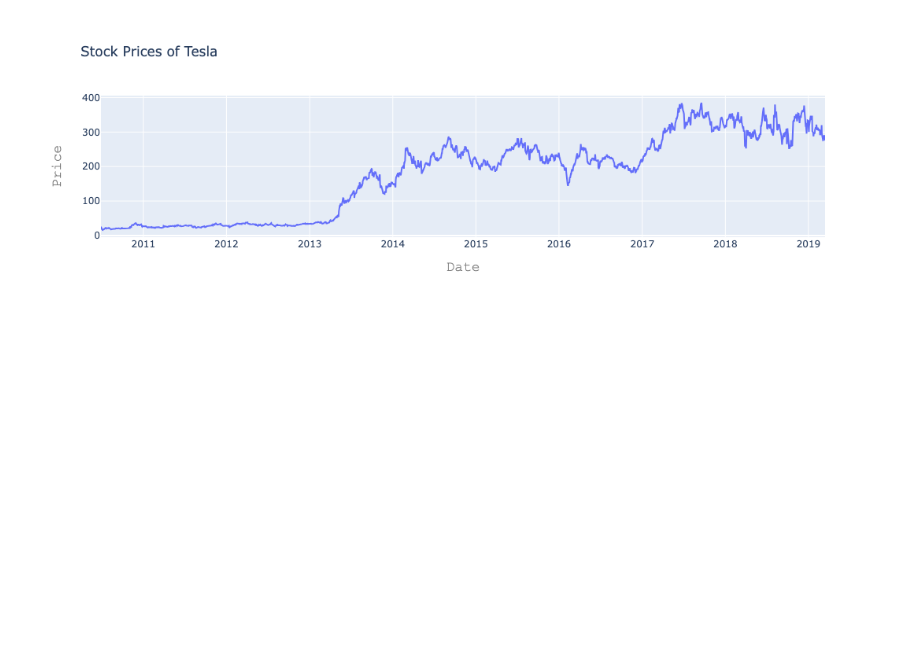
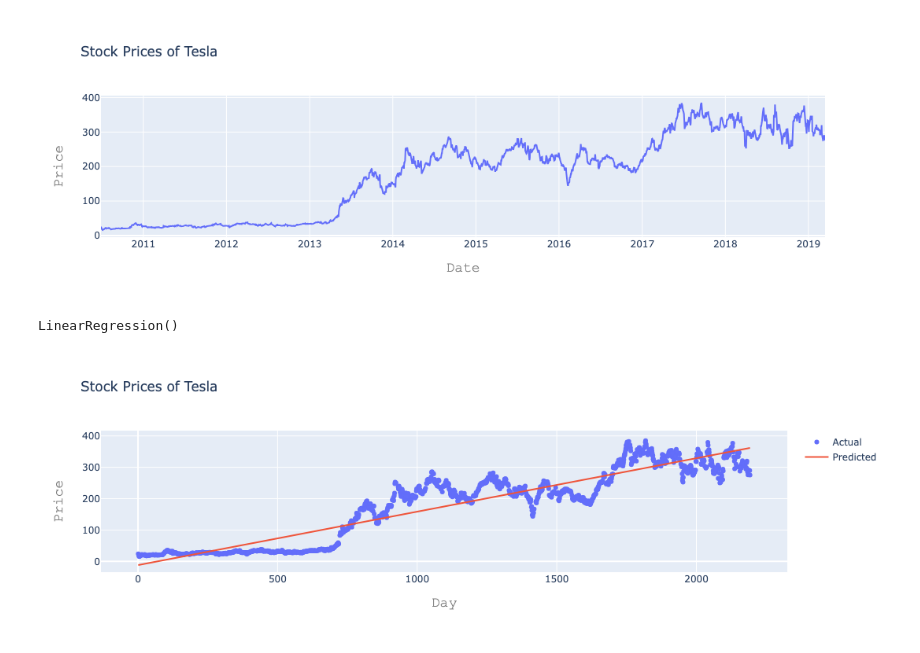
Before and after one commit to KAgarwalCodeBase/MachineLearning, a Jupyter notebook: stock-price-prediction/TeslaStockPricePrediction.ipynb, the cells around one changed output. Cells and saved outputs as stored; diff of their text form; code cells hidden in the pictures; blank space fills up the shorter version.

Commit message:
adding linear regression curve

```diff
--- a/stock-price-prediction/TeslaStockPricePrediction.ipynb
+++ b/stock-price-prediction/TeslaStockPricePrediction.ipynb
@@ -95,0 +107,5 @@ iplot(plot)
+# %%
+# Split the data into train and test sets
+X = np.array(tesla.index).reshape(-1,1)
+Y = tesla['Close']
+X_train, X_test, Y_train,  Y_test = train_test_split(X, Y, test_size=0.3, random_state=101)
@@ -95,0 +117,27 @@ iplot(plot)
+# %%
+# Creating a linear model
+lm = LinearRegression()
+lm.fit(X_train, Y_train)
+# %% [output]
+LinearRegression()
+# %%
+# plot actual and predicted values for train dataset
+trace0 = go.Scatter(
+    x = X_train.T[0],
+    y = Y_train,
+    mode = 'markers',
+    name = 'Actual'
+)
+trace1 = go.Scatter(
+    x = X_train.T[0],
+    y = lm.predict(X_train).T,
+    mode = 'lines',
+    name = 'Predicted'
+)
+tesla_data = [trace0, trace1]
+layout.xaxis.title.text = 'Day'
+plot2 = go.Figure(data=tesla_data, layout=layout)
+# %%
+iplot(plot2)
+# %% [output]
+[figure, added]
```
Also changed, not shown: parts of 3 cells of this notebook.
